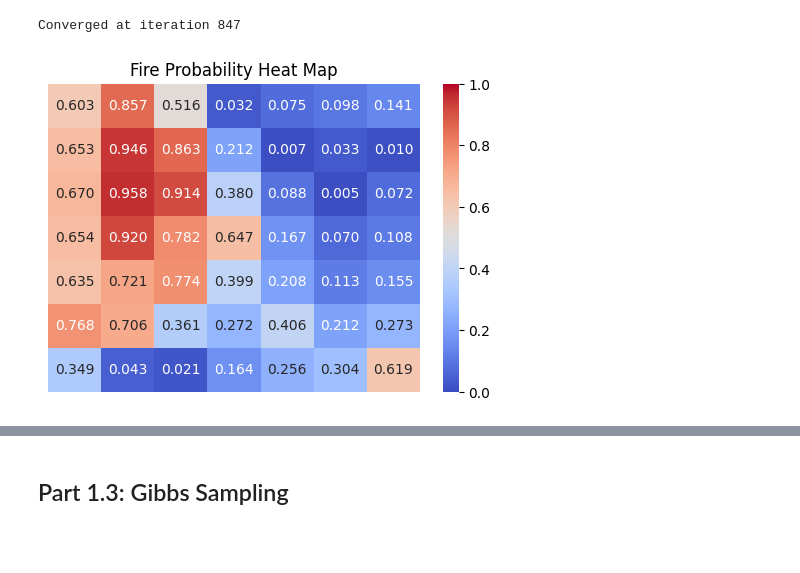
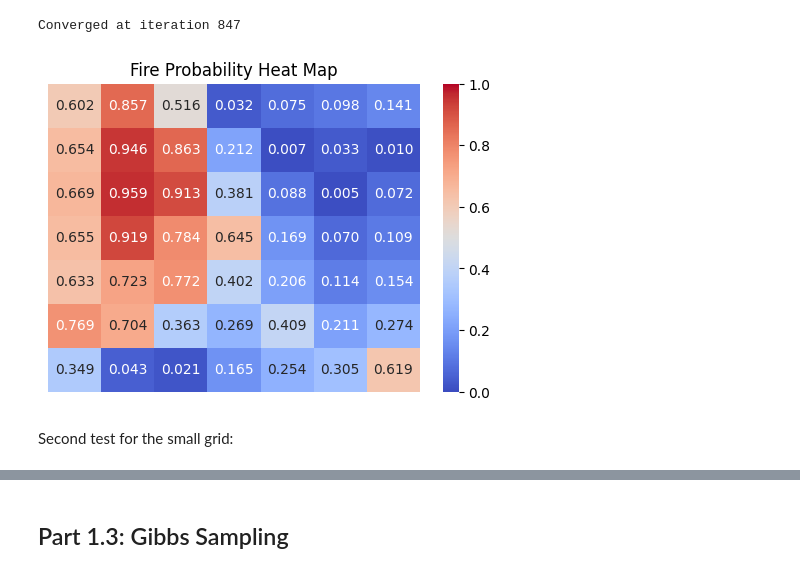
Before and after one commit to EmIbrahimovic/sp26_6_4110_hw_colabs, a Jupyter notebook: MP02.ipynb, the cells around one changed output, grey strips where cells are left out. Saved outputs shown, nothing was run; the diff lists cells and outputs as text; code cells hidden in the pictures; blank space fills up the shorter version.

```diff
--- a/MP02.ipynb
+++ b/MP02.ipynb
@@ -373,0 +304,11 @@ def normalize_and_fire(all_marginal_tables: list[list[float]]) -> list[list[floa
+# %%
+def obs_to_pot(obs, prior, sensor_metrics=[1, 0]):
+    """
+    by default, the sensor is perfect
+    """
+    mapping = {
+        'F': np.array([1 - sensor_metrics[0], sensor_metrics[0]]),
+        'C': np.array([1 - sensor_metrics[1], sensor_metrics[1]]),
+        'U': np.array(prior)
+    }
+    return mapping[obs]
@@ -530,13 +524,7 @@ def fire_mrf_lbp_conditionals(pairwise_pot, prior, observations, sensor_metrics,
         tol: float for how much the marginal probability of fire in any cell can change by
              between iterations before it's considered converged
     """
-    obs_to_pot = {
-        'F': [1 - sensor_metrics[0], sensor_metrics[0]],
-        'C': [1 - sensor_metrics[1], sensor_metrics[1]],
-        'U': prior
-    }
-
-    unary_pots = [[obs_to_pot[obs] for obs in obs_row]
+    unary_pots = [[obs_to_pot(obs, prior, sensor_metrics) for obs in obs_row]
                         for obs_row in observations]
 
     return fire_mrf_lbp_marginals(np.array(pairwise_pot), np.array(unary_pots), max_iters, tol)
@@ -570,7 +558,9 @@ marg_fires_1000 = normalize_and_fire(fire_mrf_lbp_conditionals(pairwise_potentia
 # %% [output]
 Converged at iteration 847
 # %%
-heatmap_fig = make_heatmap(marginal_fires)
+heatmap_fig = make_heatmap(marg_fires_1000)
 plt.show()
 # %% [output]
-[figure, old version]
+[figure, new version]
+# %% [markdown]
+Second test for the small grid:
```
Also changed, not shown: parts of 28 cells of this notebook.
